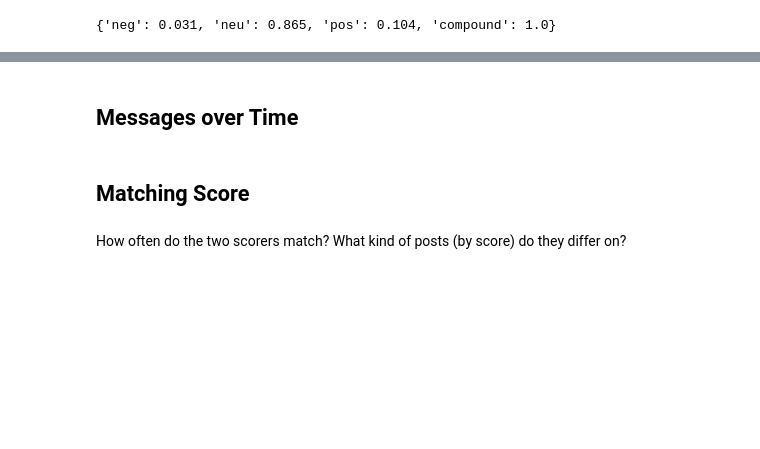
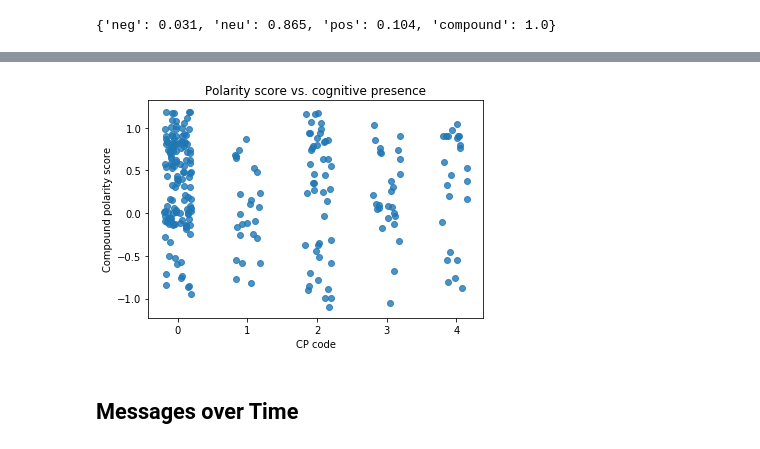
Before and after one commit to saloni-agshiker/DataDrivenEducationLab, a Jupyter notebook: visualization-mockups/EDA Piazza.ipynb, the cells around one changed output, grey strips where cells are left out. Saved outputs shown, nothing was run; the diff lists cells and outputs as text; code cells hidden in the pictures; blank space fills up the shorter version.

```diff
--- a/visualization-mockups/EDA Piazza.ipynb
+++ b/visualization-mockups/EDA Piazza.ipynb
@@ -94,6 +103,11 @@ plt.show()
+# %%
+# Polarity scores by CP code
+fig = sb.regplot(data=data, x="CP Code", y="compound", x_jitter=.2, y_jitter = .2, fit_reg = False)
+plt.xlabel("CP code")
+plt.ylabel("Compound polarity score")
+plt.title("Polarity score vs. cognitive presence")
+plt.show()
+# %% [output]
+[figure, added]
 # %% [markdown]
 ## Messages over Time
-# %% [markdown]
-## Matching Score
-# %% [markdown]
-How often do the two scorers match? What kind of posts (by score) do they differ on?
```
Also changed, not shown: parts of 15 cells of this notebook.
